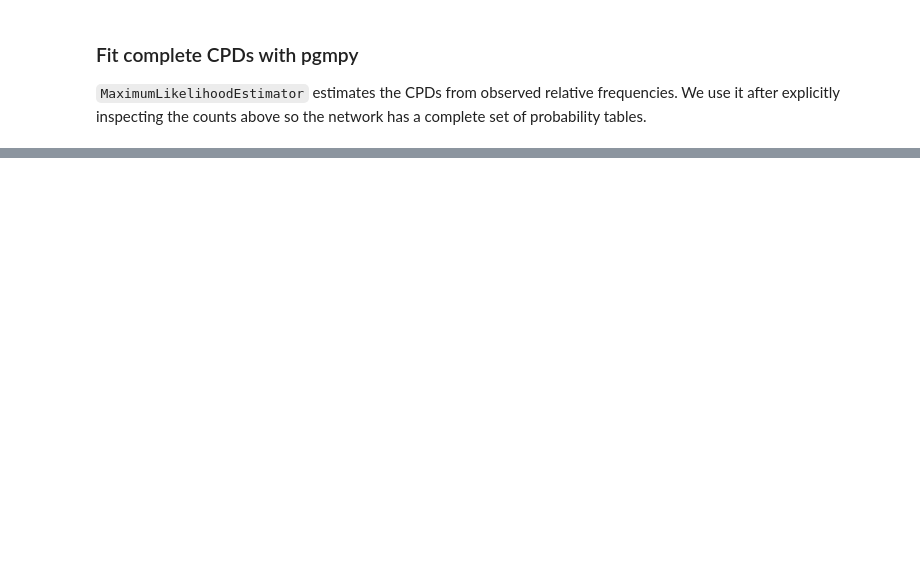
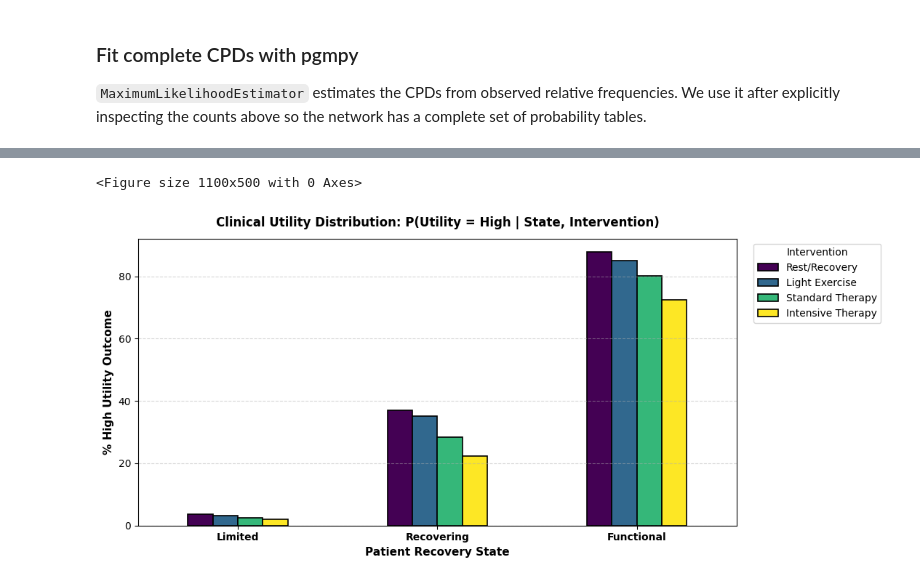
Before and after one commit to Ramyad20/Advanced-ML-patients, a Jupyter notebook: M2_G14.ipynb, the cells around one changed output, grey strips where cells are left out. Saved outputs shown, nothing was run; the diff lists cells and outputs as text; code cells hidden in the pictures; blank space fills up the shorter version.

```diff
--- a/M2_G14.ipynb
+++ b/M2_G14.ipynb
@@ -708,0 +1049,28 @@ A major limitation is that each patient-week is still treated independently. The
+# %%
+# Visualization: Confounding by Indication and Utility Drivers
+plt.figure(figsize=(11, 5))
+
+p_high_util = pd.crosstab([disc["state"], disc["intervention"]], disc["utility"], normalize="index")["High"].unstack() * 100
+p_high_util = p_high_util.reindex(["Limited", "Recovering", "Functional"])[
+    ["Rest/Recovery", "Light Exercise", "Standard Therapy", "Intensive Therapy"]
+]
+
+ax = p_high_util.plot(
+    kind='bar',
+    figsize=(11, 5),
+    edgecolor='black',
+    linewidth=1.2,
+    colormap='viridis'
+)
+
+plt.ylabel("% High Utility Outcome", fontweight='bold', fontsize=11)
+plt.xlabel("Patient Recovery State", fontweight='bold', fontsize=11)
+plt.title("Clinical Utility Distribution: P(Utility = High | State, Intervention)", fontweight='bold', fontsize=12, pad=12)
+plt.legend(title="Intervention", bbox_to_anchor=(1.02, 1), loc='upper left', frameon=True, fontsize=10)
+plt.grid(axis='y', linestyle='--', alpha=0.5)
+plt.xticks(rotation=0, fontweight='bold', fontsize=10)
+plt.tight_layout()
+plt.show()
+# %% [output]
+<Figure size 1100x500 with 0 Axes>
+[figure, added]
```
Also changed, not shown: parts of 42 cells of this notebook, 1 other file.
